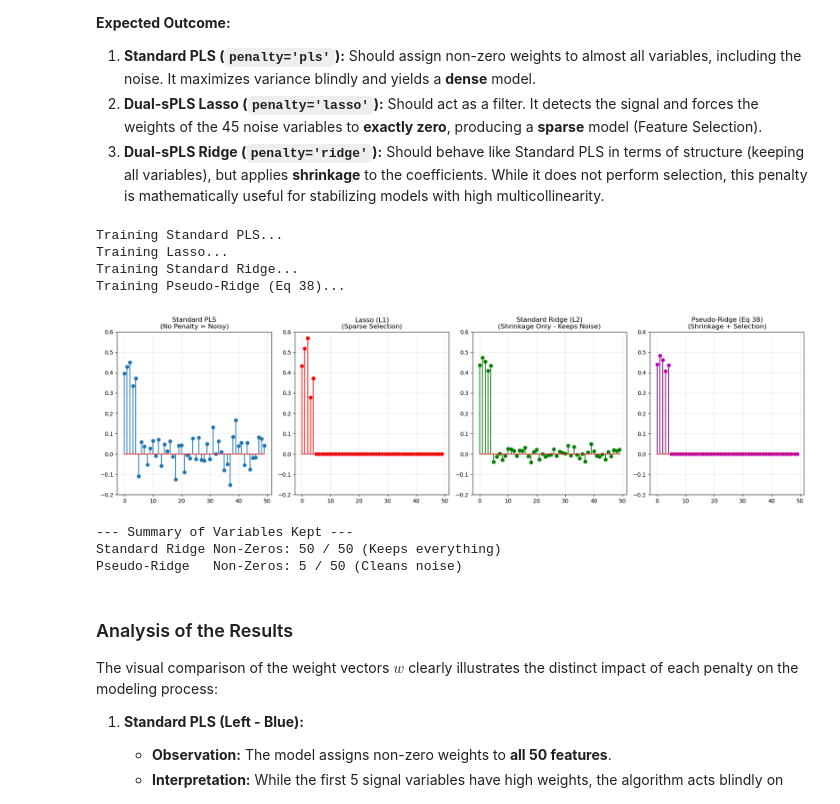
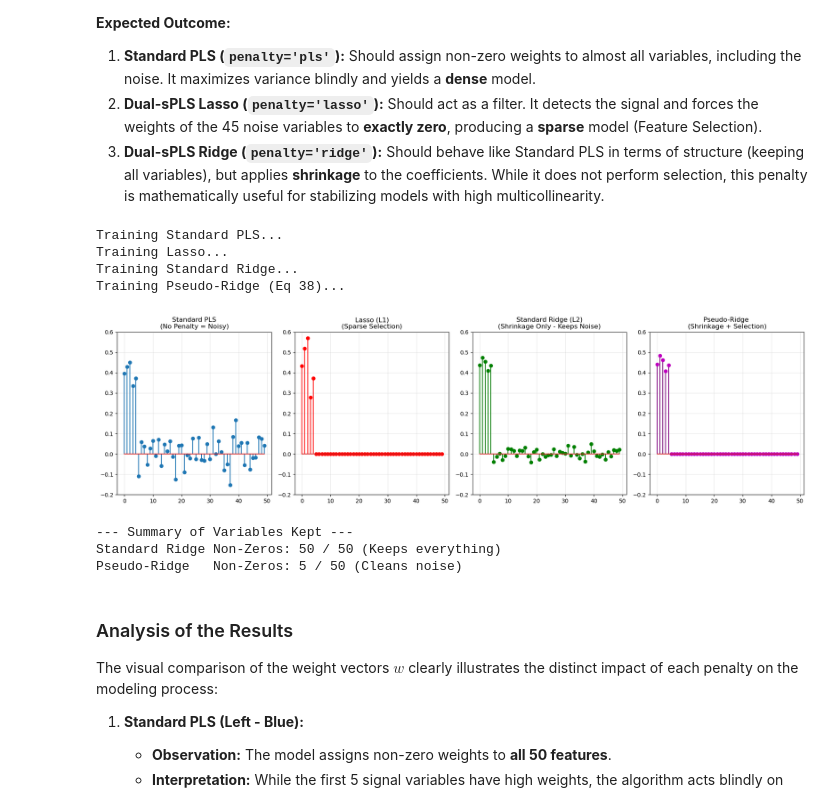
Before and after one commit to alex-onl/dual.spls_oneill_hancelle, a Jupyter notebook: Dual_sPLS_Group_4.ipynb, the cells around one changed output. Cells and saved outputs as stored; diff of their text form; code cells hidden in the pictures.

```diff
--- a/Dual_sPLS_Group_4.ipynb
+++ b/Dual_sPLS_Group_4.ipynb
@@ -560,7 +560,7 @@ model_ridge_std.fit(X, y)
 # D. Pseudo-Ridge (Paper Eq 38)
 # We use the SAME alpha (20.0) for matrix inversion,
 # BUT we add a threshold (0.05) to kill small noise
-print("Training Pseudo-Ridge (Eq 38)...")
+print("Training Pseudo-Ridge ...")
 model_ridge_pseudo = DualPLS(n_components=1, penalty='ridge', alpha=20.0, ridge_threshold=0.05)
 model_ridge_pseudo.fit(X, y)
 
@@ -581,35 +581,35 @@ plt.subplot(1, 4, 2)
 plt.stem(model_lasso.W[:, 0], linefmt='r-', markerfmt='ro')
 plt.title("Lasso (L1)\n(Sparse Selection)")
 plt.ylim(-0.2, 0.6)
 plt.grid(True, alpha=0.3)
 
 # Plot 3: Standard Ridge
 plt.subplot(1, 4, 3)
 plt.stem(model_ridge_std.W[:, 0], linefmt='g-', markerfmt='go')
 plt.title("Standard Ridge (L2)\n(Shrinkage Only - Keeps Noise)")
 plt.ylim(-0.2, 0.6)
 plt.grid(True, alpha=0.3)
 
 # Plot 4: Pseudo-Ridge
 plt.subplot(1, 4, 4)
 plt.stem(model_ridge_pseudo.W[:, 0], linefmt='purple', markerfmt='mo')
-plt.title("Pseudo-Ridge (Eq 38)\n(Shrinkage + Selection)")
+plt.title("Pseudo-Ridge \n(Shrinkage + Selection)")
 plt.ylim(-0.2, 0.6)
 plt.grid(True, alpha=0.3)
 
 plt.tight_layout()
 plt.show()
 
 # Verification Text
 print("\n--- Summary of Variables Kept ---")
 print(f"Standard Ridge Non-Zeros: {np.count_nonzero(model_ridge_std.W[:, 0])} / 50 (Keeps everything)")
 print(f"Pseudo-Ridge   Non-Zeros: {np.count_nonzero(model_ridge_pseudo.W[:, 0])} / 50 (Cleans noise)")
 # %% [output]
 Training Standard PLS...
 Training Lasso...
 Training Standard Ridge...
 Training Pseudo-Ridge (Eq 38)...
-[figure, old version]
+[figure, new version]
 --- Summary of Variables Kept ---
 Standard Ridge Non-Zeros: 50 / 50 (Keeps everything)
 Pseudo-Ridge   Non-Zeros: 5 / 50 (Cleans noise)
```
Also changed, not shown: parts of 4 cells of this notebook.
